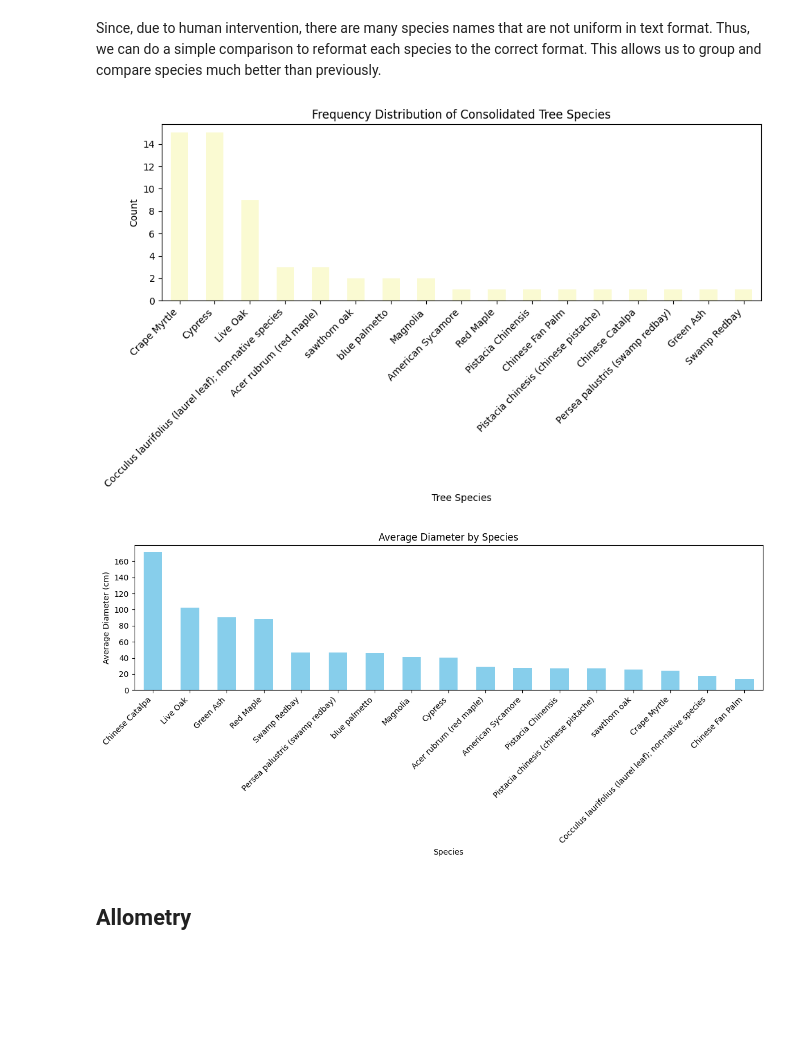
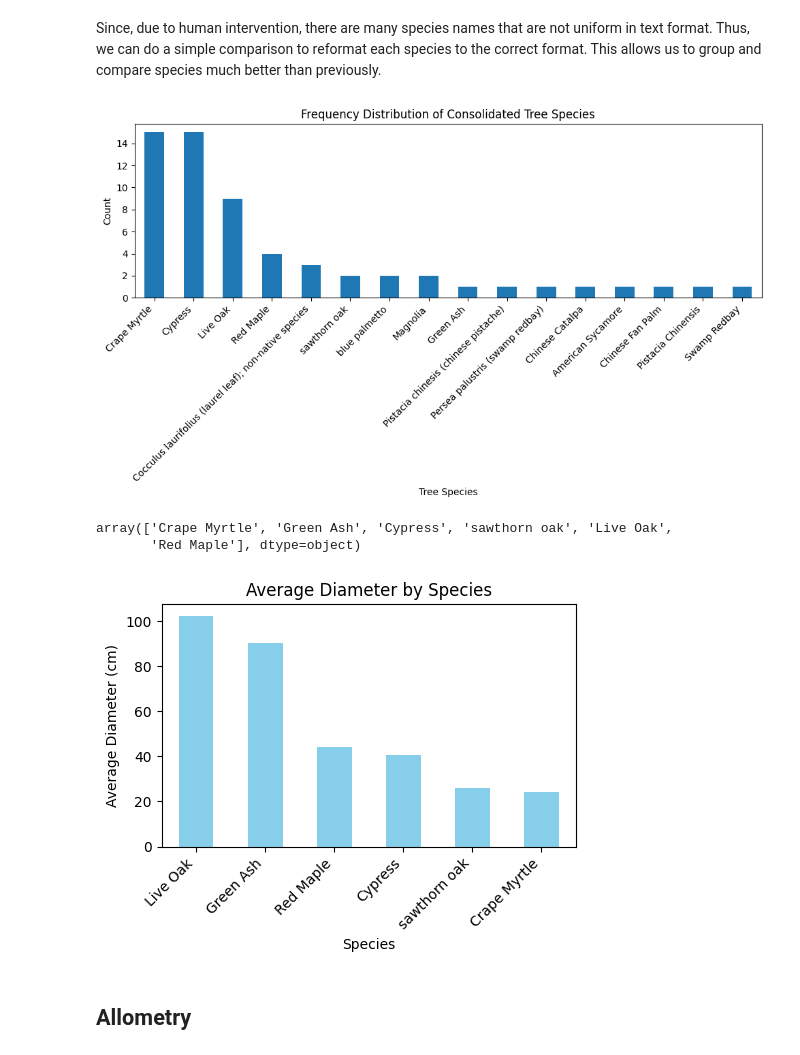
Before and after one commit to mikafur32/allometry-Assignment2, a Jupyter notebook: allometry.ipynb, the cells around one changed output. Cells and saved outputs as stored; diff of their text form; code cells hidden in the pictures; blank space fills up the shorter version.

```diff
--- a/allometry.ipynb
+++ b/allometry.ipynb
@@ -31,6 +31,7 @@ consolidated_data['Species'] = data['Species'].apply(lambda x: 'Cypress' if 'cyp
 consolidated_data['Species'] = data['Species'].apply(lambda x: 'Live Oak' if 'live oak' in x.lower() else x)
 consolidated_data['Species'] = data['Species'].apply(lambda x: 'Magnolia' if 'magnolia' in x.lower() else x)
 consolidated_data['Species'] = data['Species'].apply(lambda x: 'Crape Myrtle' if 'crape myrtle' in x.lower() else x)
+consolidated_data['Species'] = data['Species'].apply(lambda x: 'Red Maple' if 'red maple' in x.lower() else x)
 
 
 # Counting the frequency of each consolidated tree species
@@ -38,7 +39,7 @@ consolidated_species_counts = data['Species'].value_counts()
 
 # Plotting the frequency of each consolidated species
 plt.figure(figsize=(10, 6))
-consolidated_species_counts.plot(kind='bar', color='lightgoldenrodyellow')
+consolidated_species_counts.plot(kind='bar')
 plt.title('Frequency Distribution of Consolidated Tree Species')
 plt.xlabel('Tree Species')
 plt.ylabel('Count')
@@ -46,25 +47,59 @@ plt.xticks(rotation=45, ha='right')
 plt.tight_layout()
 plt.show()
 # %% [output]
-[figure, old version]
+[figure, new version]
+# %%
+species_to_drop = [
+    "blue palmetto",
+    'Magnolia',
+    "American Sycamore",
+    "Chinese Catalpa",
+    "Chinese Fan Palm",
+    "Swamp Redbay",
+    "Cocculus laurifolius (laurel leaf); non-native species",
+    "Pistacia chinesis (chinese pistache)",
+    "Persea palustris (swamp redbay)",
+    "Pistacia Chinensis",
+    np.nan
+    ]
+
+indices_to_drop = consolidated_data[
+    (consolidated_data['Species'].str.contains('blue palmetto', case=False)) |
+    (consolidated_data['Species'].str.contains('Magnolia', case=False))
+].index
+
+
+
+# Filter the data again to exclude the final list of species
+consolidated_data = consolidated_data[~consolidated_data['Species'].isin(species_to_drop)]
+consolidated_data = consolidated_data.drop(indices_to_drop)
+
+remaining_species_adjusted = consolidated_data['Species'].unique()
+remaining_species_adjusted
+# %% [output]
+array(['Crape Myrtle', 'Green Ash', 'Cypress', 'sawthorn oak', 'Live Oak',
+       'Red Maple'], dtype=object)
 # %%
 # Convert the 'Diameter (cm)' column to a numeric type
 consolidated_data['Diameter (cm)'] = pd.to_numeric(data['Diameter (cm)'], errors='coerce')
 
+# Convert the 'Diameter (cm)' to inches for ITree
+consolidated_data.loc['Diameter (in)'] = consolidated_data['Diameter (cm)'] * 0.393701
+
 # Grouping by species and calculating the average diameter
 species_diameter_avg = consolidated_data.groupby('Species')['Diameter (cm)'].mean().sort_values(ascending=False)
 # %%
 # Plotting the average diameter by species
-plt.figure(figsize=(12, 6))
+plt.figure(figsize=(5, 4))
 species_diameter_avg.plot(kind='bar', color='skyblue')
 plt.title('Average Diameter by Species')
 plt.xlabel('Species')
 plt.ylabel('Average Diameter (cm)')
 plt.xticks(rotation=45, ha='right')
 plt.tight_layout()
 plt.show()
 # %% [output]
-[figure, old version]
+[figure, new version]
 # %% [markdown]
 ## Allometry
 # %% [markdown]
```
Also changed, not shown: parts of 29 cells of this notebook, 2 other files.
